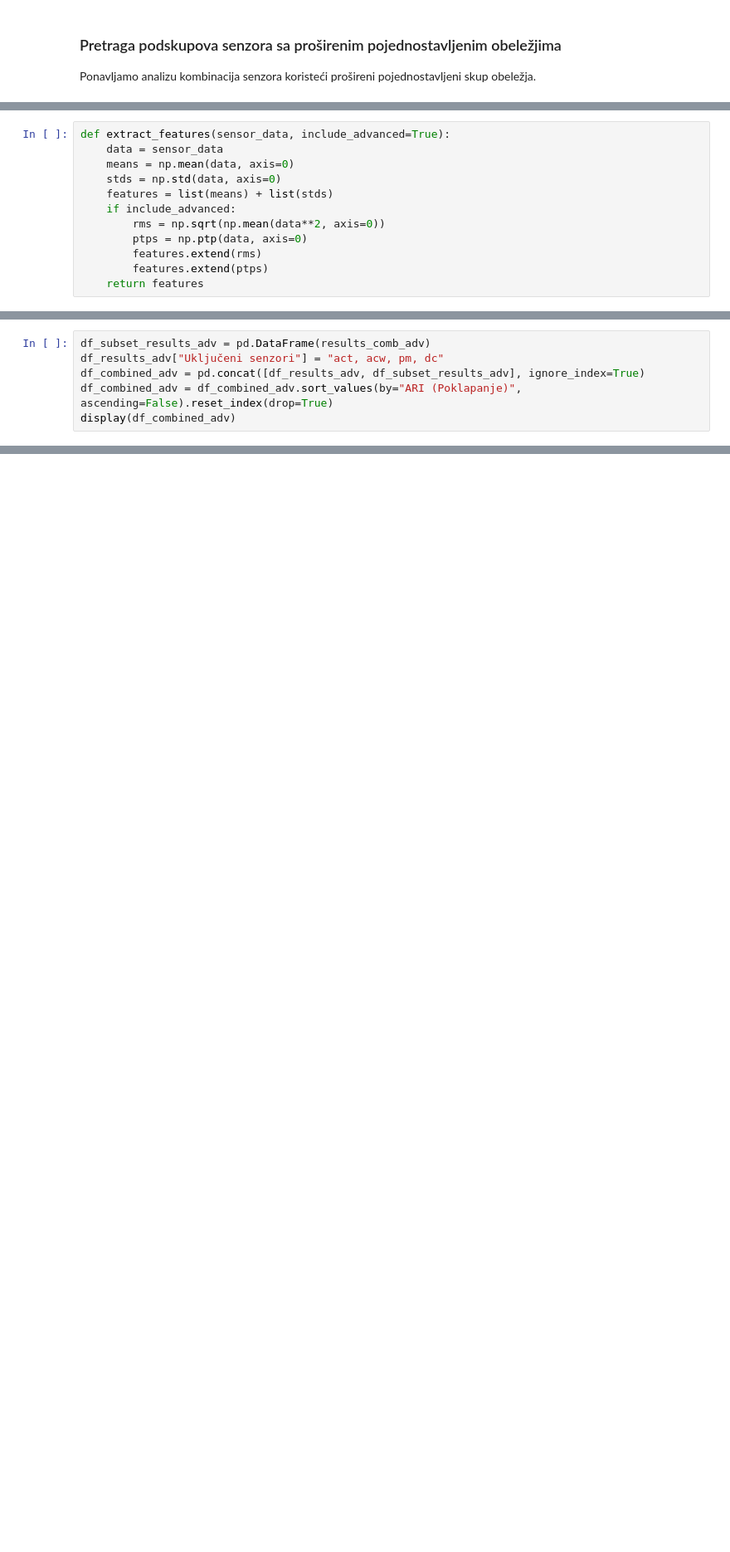
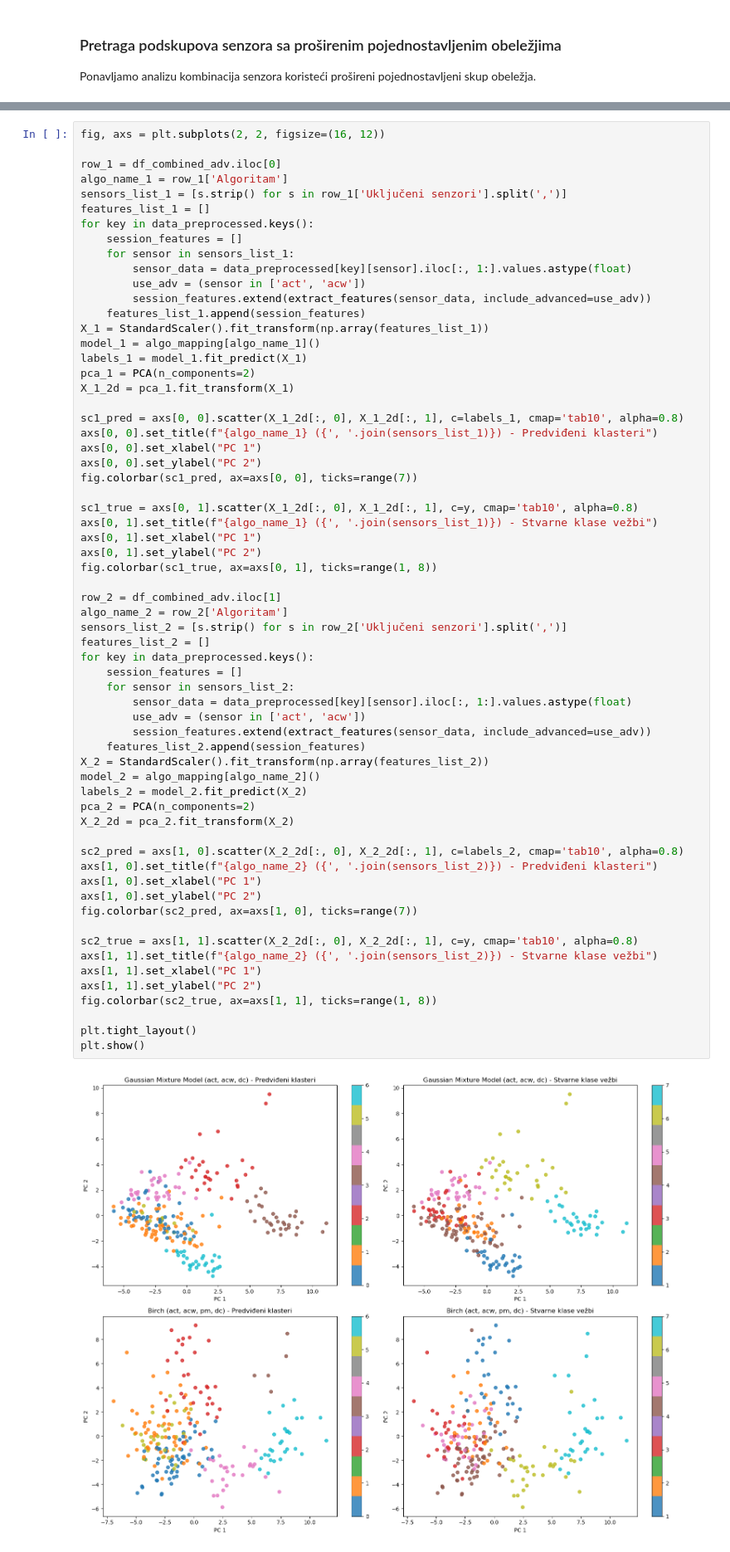
Before and after one commit to matejasilva/IP2_MEx_clustering, a Jupyter notebook: MEx.ipynb, the cells around one changed output, grey strips where cells are left out. Shown at 83% size. Drawn from its saved outputs; the diff is of its cells as text; blank space fills up the shorter version.

```diff
--- a/MEx.ipynb
+++ b/MEx.ipynb
@@ -561,12 +557,0 @@ Ova obeležja primenjujemo selektivno:
-# %%
-def extract_features(sensor_data, include_advanced=True):
-    data = sensor_data
-    means = np.mean(data, axis=0)
-    stds = np.std(data, axis=0)
-    features = list(means) + list(stds)
-    if include_advanced:
-        rms = np.sqrt(np.mean(data**2, axis=0))
-        ptps = np.ptp(data, axis=0)
-        features.extend(rms)
-        features.extend(ptps)
-    return features
@@ -654,6 +557,0 @@ for subset in subsets:
-# %%
-df_subset_results_adv = pd.DataFrame(results_comb_adv)
-df_results_adv["Uključeni senzori"] = "act, acw, pm, dc"
-df_combined_adv = pd.concat([df_results_adv, df_subset_results_adv], ignore_index=True)
-df_combined_adv = df_combined_adv.sort_values(by="ARI (Poklapanje)", ascending=False).reset_index(drop=True)
-display(df_combined_adv)
@@ -722,0 +608,65 @@ Top 3 model sačuvan u: models/top3_agglomerative_clustering_act_acw_pm_dc.pkl
+# %%
+fig, axs = plt.subplots(2, 2, figsize=(16, 12))
+
+row_1 = df_combined_adv.iloc[0]
+algo_name_1 = row_1['Algoritam']
+sensors_list_1 = [s.strip() for s in row_1['Uključeni senzori'].split(',')]
+features_list_1 = []
+for key in data_preprocessed.keys():
+    session_features = []
+    for sensor in sensors_list_1:
+        sensor_data = data_preprocessed[key][sensor].iloc[:, 1:].values.astype(float)
+        use_adv = (sensor in ['act', 'acw'])
+        session_features.extend(extract_features(sensor_data, include_advanced=use_adv))
+    features_list_1.append(session_features)
+X_1 = StandardScaler().fit_transform(np.array(features_list_1))
+model_1 = algo_mapping[algo_name_1]()
+labels_1 = model_1.fit_predict(X_1)
+pca_1 = PCA(n_components=2)
+X_1_2d = pca_1.fit_transform(X_1)
+
+sc1_pred = axs[0, 0].scatter(X_1_2d[:, 0], X_1_2d[:, 1], c=labels_1, cmap='tab10', alpha=0.8)
+axs[0, 0].set_title(f"{algo_name_1} ({', '.join(sensors_list_1)}) - Predviđeni klasteri")
+axs[0, 0].set_xlabel("PC 1")
+axs[0, 0].set_ylabel("PC 2")
+fig.colorbar(sc1_pred, ax=axs[0, 0], ticks=range(7))
+
+sc1_true = axs[0, 1].scatter(X_1_2d[:, 0], X_1_2d[:, 1], c=y, cmap='tab10', alpha=0.8)
+axs[0, 1].set_title(f"{algo_name_1} ({', '.join(sensors_list_1)}) - Stvarne klase vežbi")
+axs[0, 1].set_xlabel("PC 1")
+axs[0, 1].set_ylabel("PC 2")
+fig.colorbar(sc1_true, ax=axs[0, 1], ticks=range(1, 8))
+
+row_2 = df_combined_adv.iloc[1]
+algo_name_2 = row_2['Algoritam']
+sensors_list_2 = [s.strip() for s in row_2['Uključeni senzori'].split(',')]
+features_list_2 = []
+for key in data_preprocessed.keys():
+    session_features = []
+    for sensor in sensors_list_2:
+        sensor_data = data_preprocessed[key][sensor].iloc[:, 1:].values.astype(float)
+        use_adv = (sensor in ['act', 'acw'])
+        session_features.extend(extract_features(sensor_data, include_advanced=use_adv))
+    features_list_2.append(session_features)
+X_2 = StandardScaler().fit_transform(np.array(features_list_2))
+model_2 = algo_mapping[algo_name_2]()
+labels_2 = model_2.fit_predict(X_2)
+pca_2 = PCA(n_components=2)
+X_2_2d = pca_2.fit_transform(X_2)
+
+sc2_pred = axs[1, 0].scatter(X_2_2d[:, 0], X_2_2d[:, 1], c=labels_2, cmap='tab10', alpha=0.8)
+axs[1, 0].set_title(f"{algo_name_2} ({', '.join(sensors_list_2)}) - Predviđeni klasteri")
+axs[1, 0].set_xlabel("PC 1")
+axs[1, 0].set_ylabel("PC 2")
+fig.colorbar(sc2_pred, ax=axs[1, 0], ticks=range(7))
+
+sc2_true = axs[1, 1].scatter(X_2_2d[:, 0], X_2_2d[:, 1], c=y, cmap='tab10', alpha=0.8)
+axs[1, 1].set_title(f"{algo_name_2} ({', '.join(sensors_list_2)}) - Stvarne klase vežbi")
+axs[1, 1].set_xlabel("PC 1")
+axs[1, 1].set_ylabel("PC 2")
+fig.colorbar(sc2_true, ax=axs[1, 1], ticks=range(1, 8))
+
+plt.tight_layout()
+plt.show()
+# %% [output]
+[figure, added]
```
Also changed, not shown: parts of 11 cells of this notebook.
